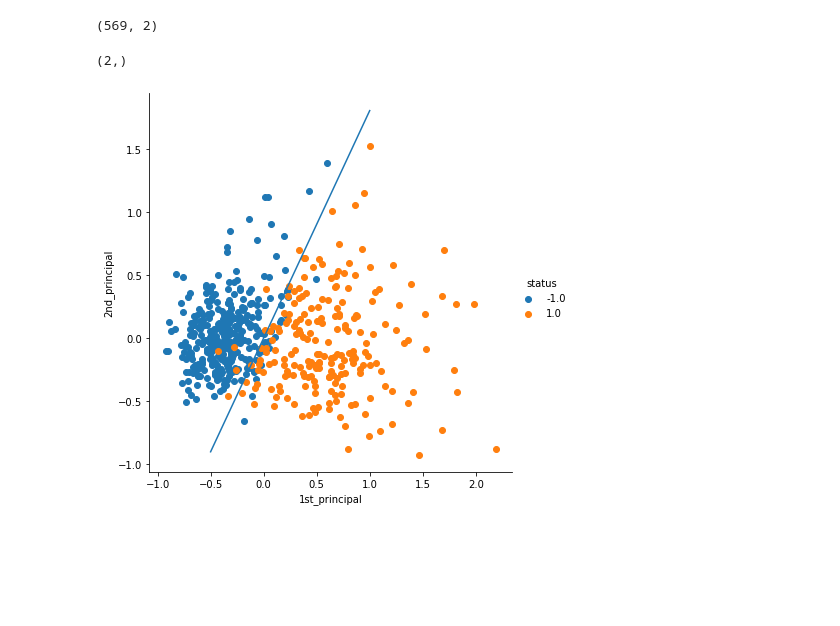
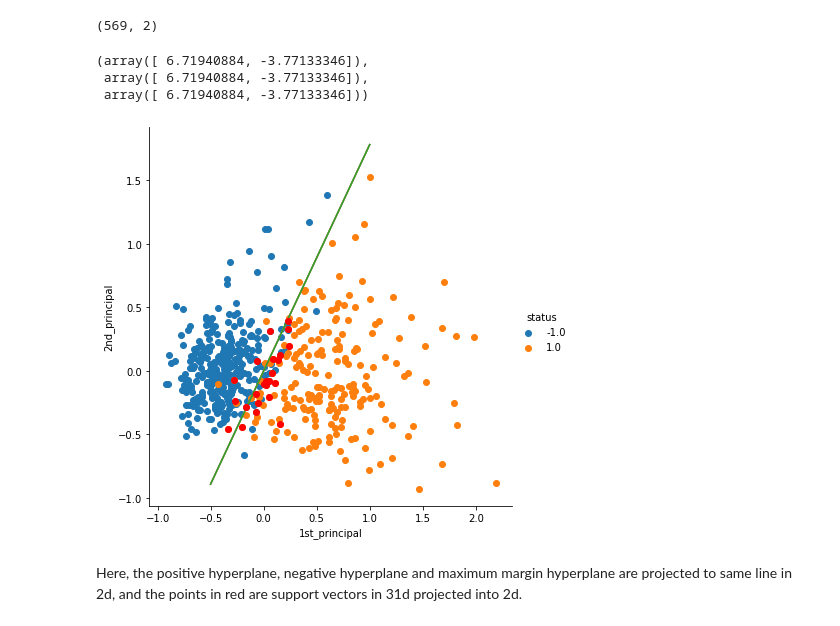
Before and after one commit to iamsims/PracticalAI, a Jupyter notebook: Notebooks/SVM.ipynb, the cells around one changed output. Cells and saved outputs as stored; diff of their text form; code cells hidden in the pictures; blank space fills up the shorter version.

Commit message:
support vectors added to viz

```diff
--- a/Notebooks/SVM.ipynb
+++ b/Notebooks/SVM.ipynb
@@ -172,28 +234,53 @@ pca_X_W= pca.transform(X_W)
 # %%
-X_pca_data= pca_X_W[:-1, :]
+X_pca_data= pca_X_W[:-3, :]
 X_pca_data.shape
 # %% [output]
 (569, 2)
 # %%
-W_pca_data = pca_X_W[-1,:]
-W_pca_data.shape
+W_pca_data = pca_X_W[-3,:]
+W_pca_pos_data =pca_X_W[-2,:]
+W_pca_neg_data = pca_X_W[-1,:]
+
+W_pca_data, W_pca_pos_data, W_pca_neg_data
 # %% [output]
-(2,)
+(array([ 6.71940884, -3.77133346]),
+ array([ 6.71940884, -3.77133346]),
+ array([ 6.71940884, -3.77133346]))
 # %%
 import seaborn as sn
 import matplotlib.pyplot as plt
 # %%
-def abline(W_pca_data):
+def abline(W_data):
     """Plot a line from slope and intercept"""
     axes = plt.gca()
     x_vals = np.array([1,-0.5])
-    y_vals = -W_pca_data[0] * x_vals /W_pca_data[1]
+    y_vals = -W_data[0] * x_vals /W_data[1]
     plt.plot(x_vals, y_vals)
+# %%
+import math
+
+# Function to find distance
+def shortest_distance(W, x):
+    d = abs((np.dot(W,x)) / (math.sqrt(np.dot(W,W))) )
+    return d
+
+def support_vectors(W, X, X_pca_data):
+     for i in range(X.shape[0]):
+        d= shortest_distance(W,X.to_numpy()[i])
+        if (d<0.05):
+            plt.plot(X_pca_data[i][0],X_pca_data[i][1],'ro')
 # %%
 pca_data = np.vstack((X_pca_data.T, Y)).T
 pca_df = pd.DataFrame(data=pca_data, columns=("1st_principal", "2nd_principal", "status"))
 sn.FacetGrid(pca_df, hue="status", height=6).map(plt.scatter, '1st_principal', '2nd_principal').add_legend()
 abline(W_pca_data)
+abline(W_pca_pos_data)
+abline(W_pca_neg_data)
+
+support_vectors(W, X, X_pca_data)
+
 plt.show()
 # %% [output]
-[figure, old version]
+[figure, new version]
+# %% [markdown]
+Here, the positive hyperplane, negative hyperplane and maximum margin hyperplane are projected to same line in 2d, and the points in red are support vectors in 31d projected into 2d.
```
Also changed, not shown: parts of 16 cells of this notebook.
